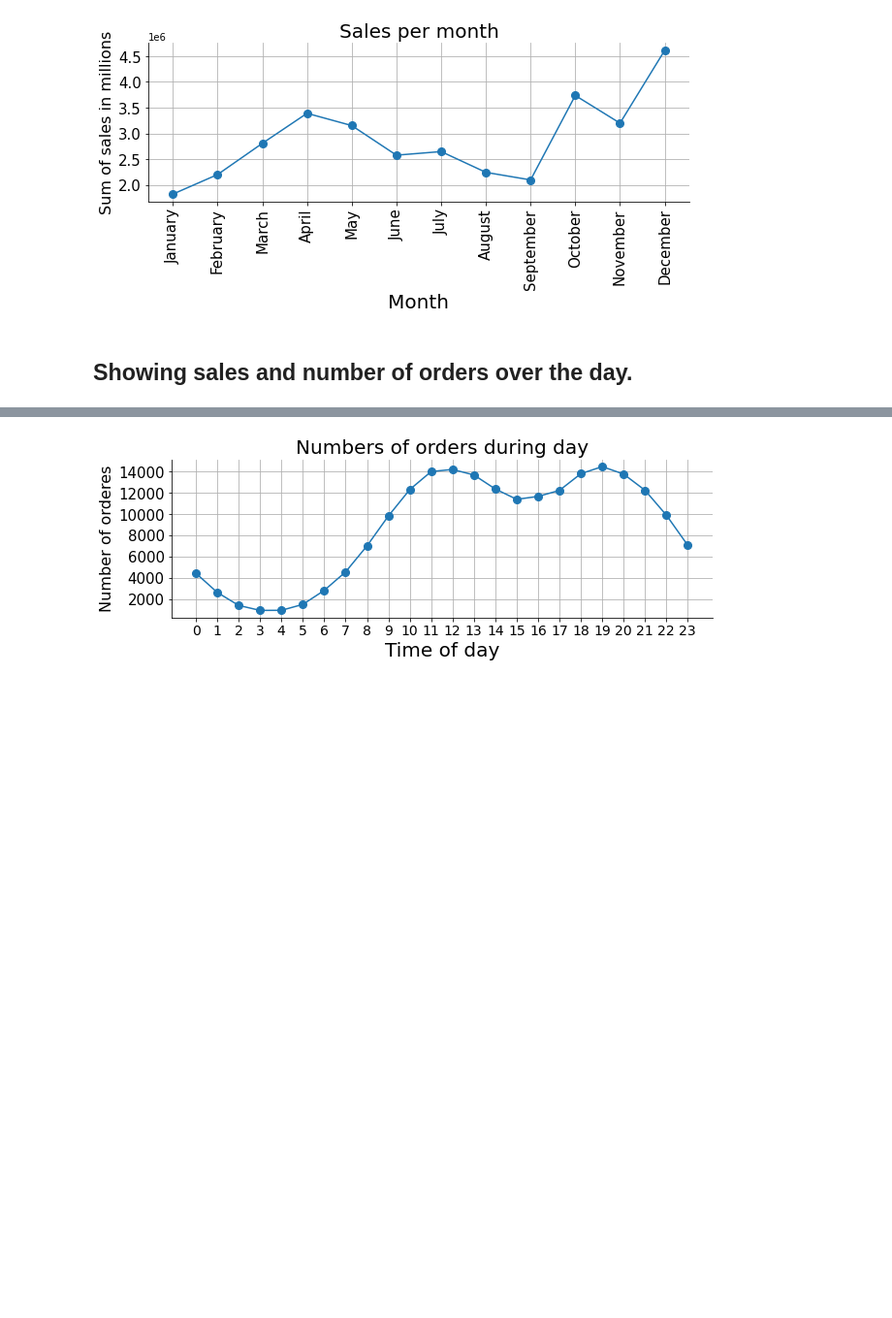
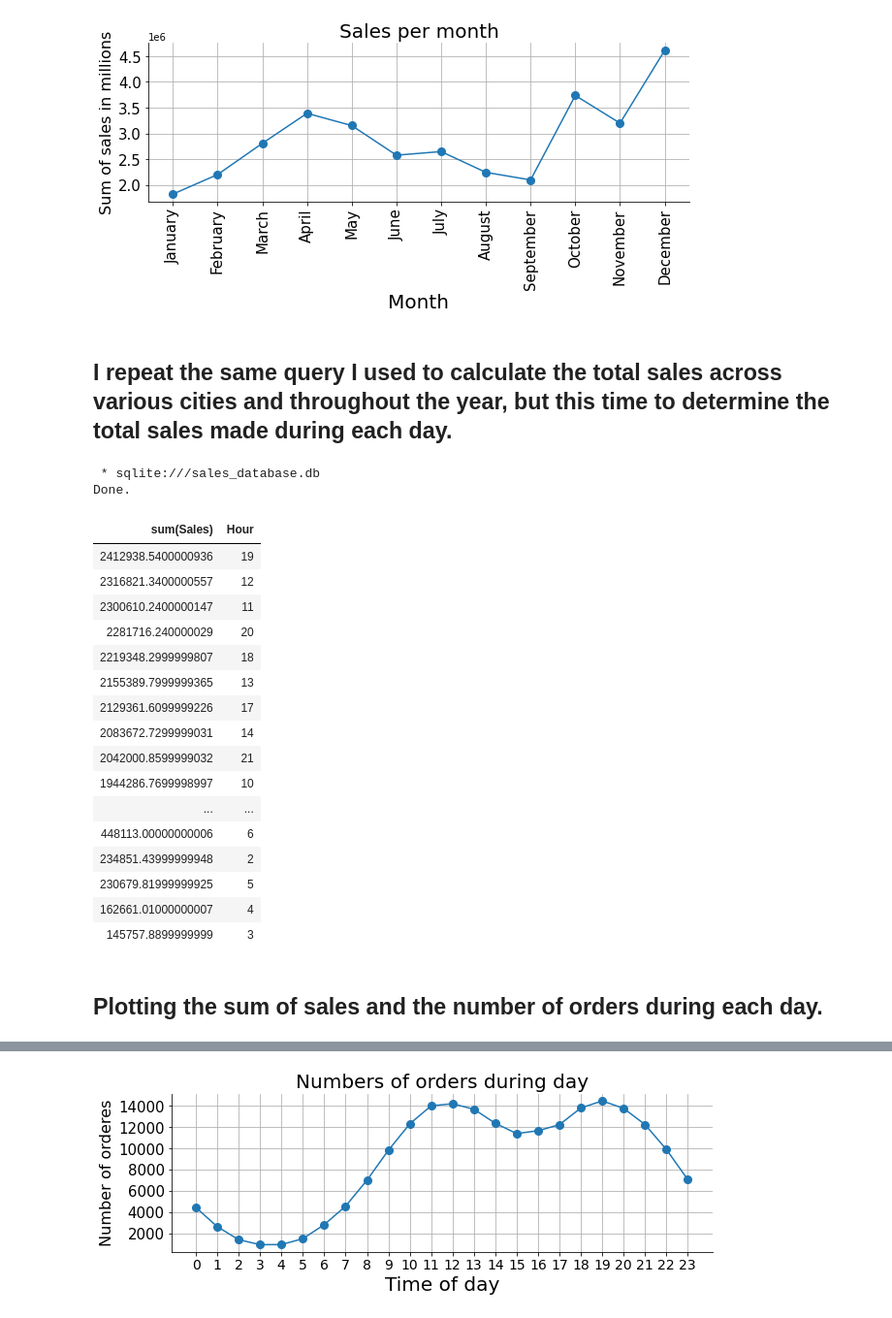
Before and after one commit to jehadahmed95/Projects, a Jupyter notebook: Analysis.ipynb, the cells around one changed output, grey strips where cells are left out. Shown at 97% size. Drawn from its saved outputs; the diff is of its cells as text; code cells hidden in the pictures; blank space fills up the shorter version.

Commit message:
Add files via upload
I analyze sales data by utilizing the Python Pandas library and SQL, and then I use the Matplotlib library to visualize different aspects of the data.

```diff
--- a/Analysis.ipynb
+++ b/Analysis.ipynb
@@ -126,5 +187,32 @@ sns.despine()
 # %% [output]
 [figure]
 # %% [markdown]
-## Showing sales and number of orders over the day.
+## I repeat the same query I used to calculate the total sales across various cities and throughout the year, but this time to determine the total sales made during each day.
+# %%
+%%sql
+select sum(Sales), Hour from sales
+group by Hour
+order by sum(Sales) desc
+# %% [output]
+ * sqlite:///sales_database.db
+Done.
+| sum(Sales) | Hour |
+| 2412938.5400000936 | 19 |
+| 2316821.3400000557 | 12 |
+| 2300610.2400000147 | 11 |
+| 2281716.240000029 | 20 |
+| 2219348.2999999807 | 18 |
+| 2155389.7999999365 | 13 |
+| 2129361.6099999226 | 17 |
+| 2083672.7299999031 | 14 |
+| 2042000.8599999032 | 21 |
+| 1944286.7699998997 | 10 |
+| ... | ... |
+| 448113.00000000006 | 6 |
+| 234851.43999999948 | 2 |
+| 230679.81999999925 | 5 |
+| 162661.01000000007 | 4 |
+| 145757.8899999999 | 3 |
+# %% [markdown]
+## Plotting the sum of sales and the number of orders during each day.
 # %%
```
Also changed, not shown: parts of 18 cells of this notebook.
